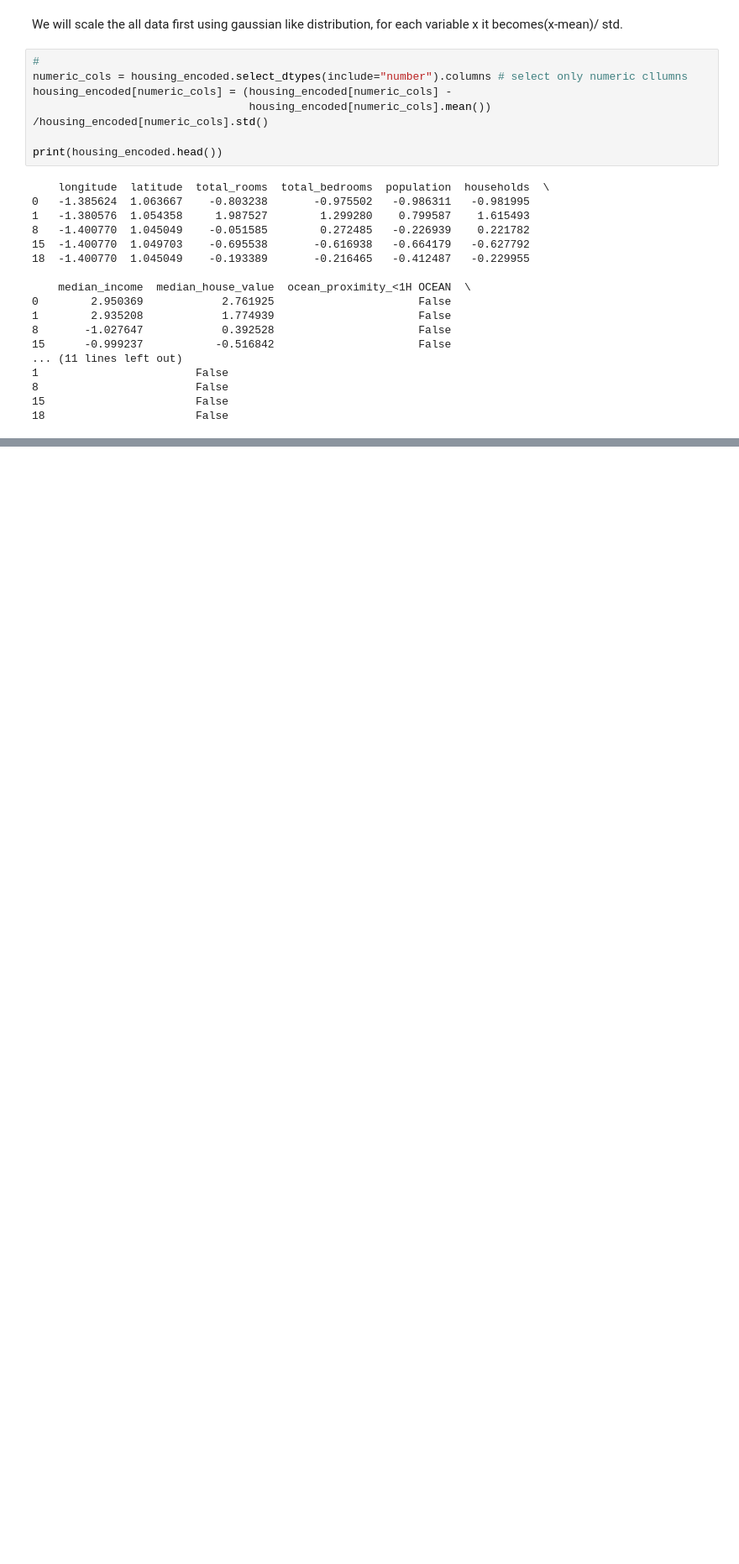
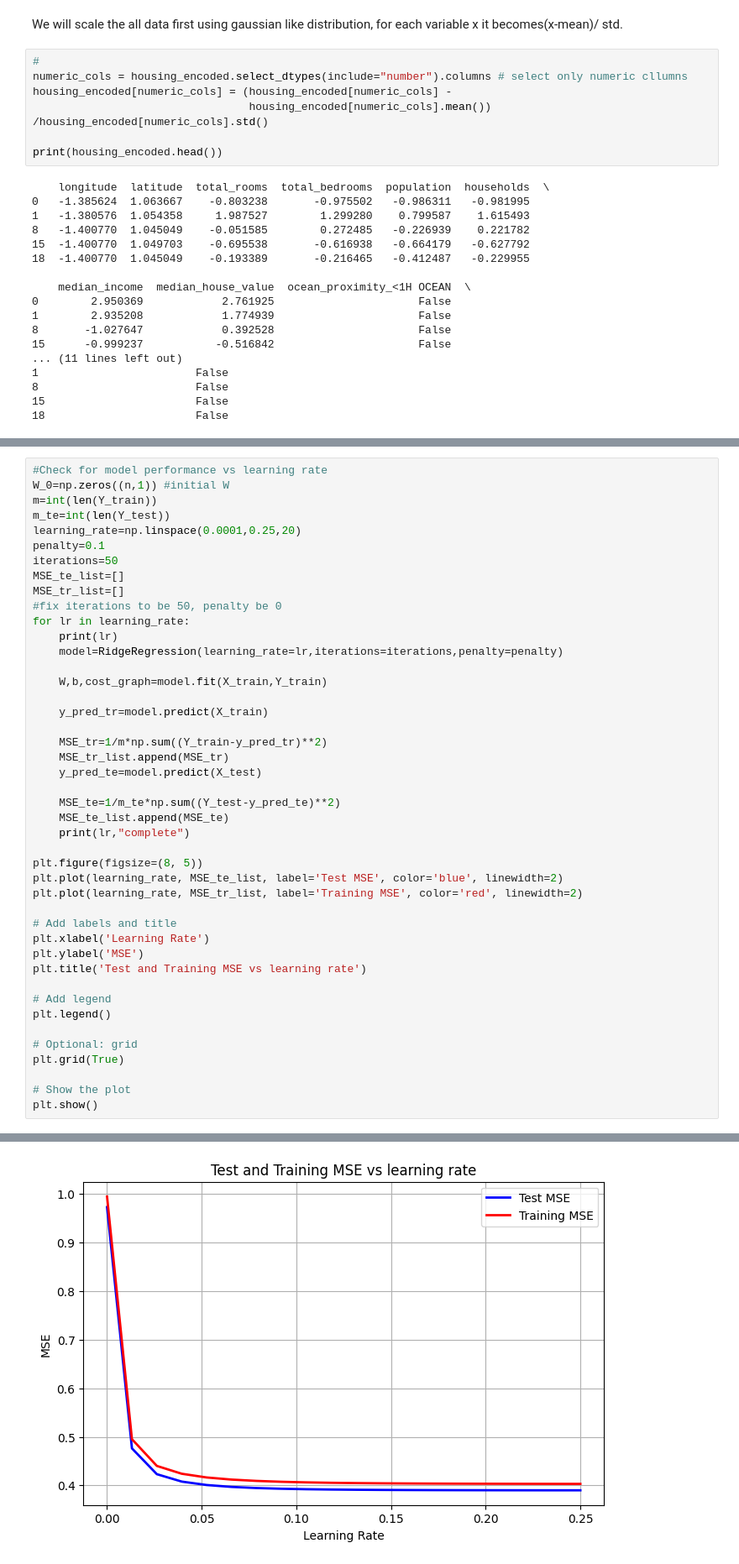
Before and after one commit to bstcdbsw/ECSE551_Group23_Assignment1, a Jupyter notebook: housing_data_processed/A1.ipynb, the cells around one changed output, grey strips where cells are left out. Shown at 84% size. Saved outputs shown, nothing was run; the diff lists cells and outputs as text; blank space fills up the shorter version.

```diff
--- a/housing_data_processed/A1.ipynb
+++ b/housing_data_processed/A1.ipynb
@@ -332,0 +501,45 @@ print(housing_encoded.head())
+# %%
+#Check for model performance vs learning rate
+W_0=np.zeros((n,1)) #initial W
+m=int(len(Y_train))
+m_te=int(len(Y_test))
+learning_rate=np.linspace(0.0001,0.25,20)
+penalty=0.1
+iterations=50
+MSE_te_list=[]
+MSE_tr_list=[]
+#fix iterations to be 50, penalty be 0
+for lr in learning_rate:
+    print(lr)
+    model=RidgeRegression(learning_rate=lr,iterations=iterations,penalty=penalty)
+
+    W,b,cost_graph=model.fit(X_train,Y_train)
+
+    y_pred_tr=model.predict(X_train)
+
+    MSE_tr=1/m*np.sum((Y_train-y_pred_tr)**2)
+    MSE_tr_list.append(MSE_tr)
+    y_pred_te=model.predict(X_test)
+
+    MSE_te=1/m_te*np.sum((Y_test-y_pred_te)**2)
+    MSE_te_list.append(MSE_te)
+    print(lr,"complete")
+
+plt.figure(figsize=(8, 5))
+plt.plot(learning_rate, MSE_te_list, label='Test MSE', color='blue', linewidth=2)
+plt.plot(learning_rate, MSE_tr_list, label='Training MSE', color='red', linewidth=2)
+
+# Add labels and title
+plt.xlabel('Learning Rate')
+plt.ylabel('MSE')
+plt.title('Test and Training MSE vs learning rate')
+
+# Add legend
+plt.legend()
+
+# Optional: grid
+plt.grid(True)
+
+# Show the plot
+plt.show()
+# %% [output]
@@ -332,0 +563 @@ print(housing_encoded.head())
+[figure, added]
```
Also changed, not shown: parts of 16 cells of this notebook, 12 other files.
